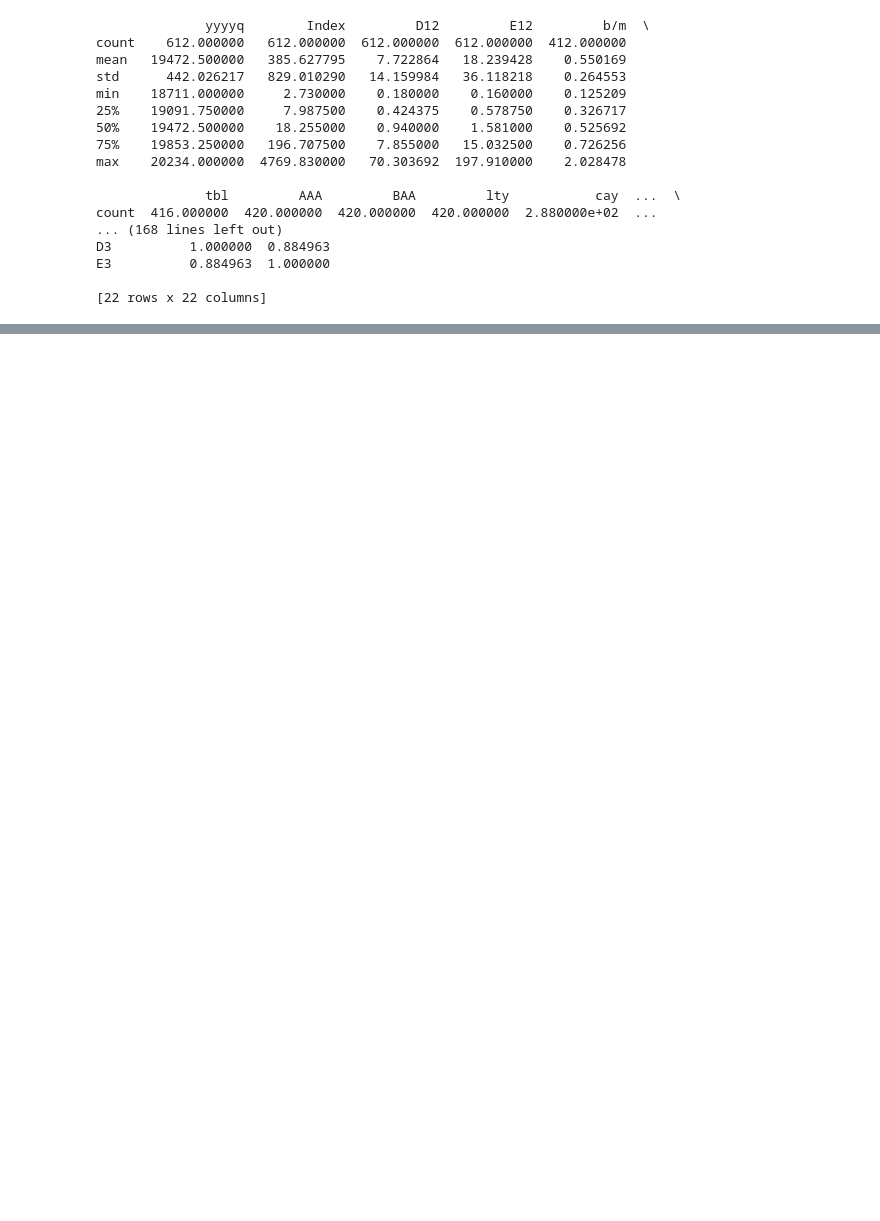
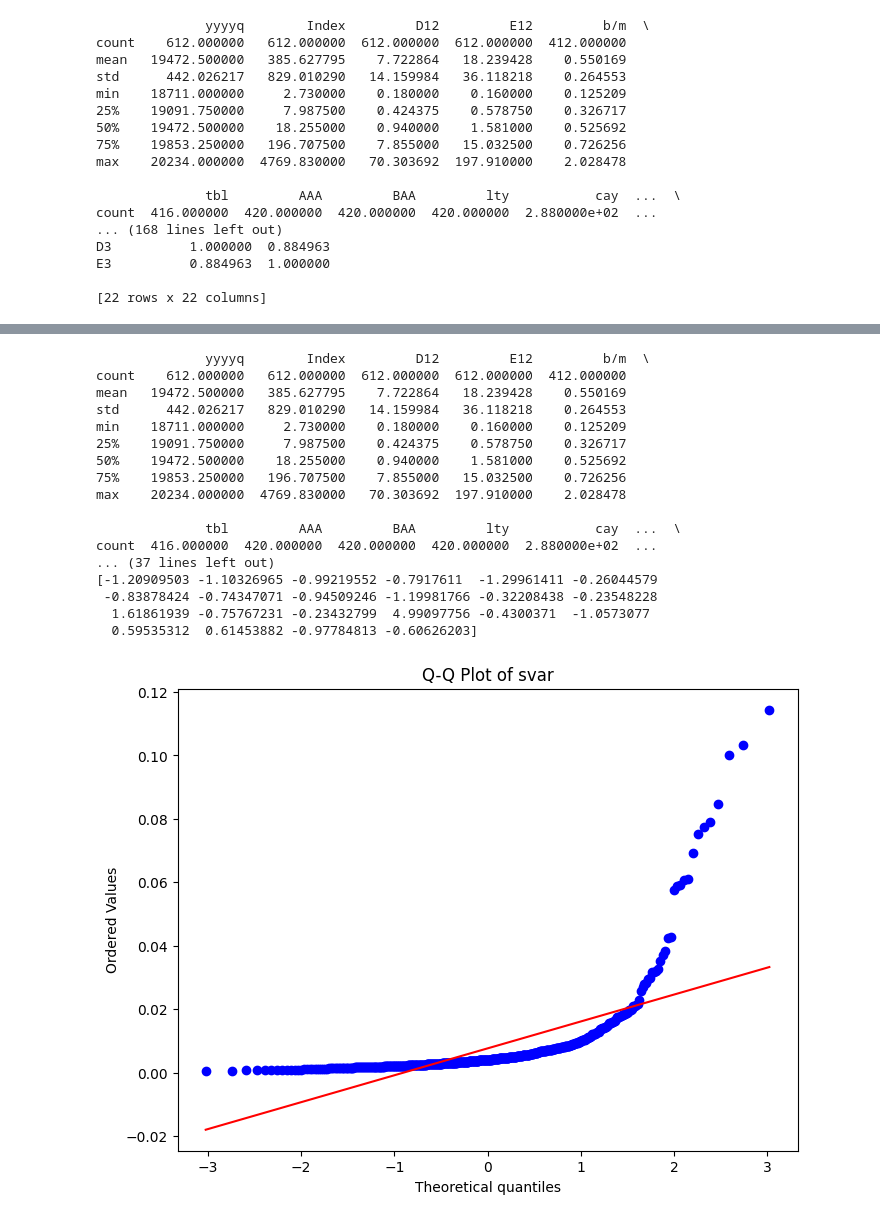
Before and after one commit to BanuB/Predict-Returns, a Jupyter notebook: Casestudypredictreturns.ipynb, the cells around one changed output, grey strips where cells are left out. Saved outputs shown, nothing was run; the diff lists cells and outputs as text; code cells hidden in the pictures; blank space fills up the shorter version.

```diff
--- a/Casestudypredictreturns.ipynb
+++ b/Casestudypredictreturns.ipynb
@@ -218,0 +219,52 @@ plt.show()
+# %%
+# prompt: can you give me code to view summary statistics such as skewness, kurtosis on the variables in the "Quarterly" dataset above? Also code for q-q plot and histogram for the svar variable
+
+import pandas as pd
+import numpy as np
+import matplotlib.pyplot as plt
+import seaborn as sns
+from scipy import stats
+from scipy.stats import skew, kurtosis
+
+# ... (Your existing code for loading the data)
+
+# Summary statistics, skewness, and kurtosis for Quarterly data
+print(Quarterly.describe())
+print("\nSkewness:")
+print(skew(Quarterly.dropna())) # Handle potential NaN values
+print("\nKurtosis:")
+print(kurtosis(Quarterly.dropna())) # Handle potential NaN values
+
+
+# Q-Q plot for 'SVAR'
+plt.figure(figsize=(8, 6))
+stats.probplot(Quarterly['svar'].dropna(), dist="norm", plot=plt)
+plt.title("Q-Q Plot of svar")
+plt.show()
+
+# Histogram for 'SVAR'
+plt.figure(figsize=(8, 6))
+plt.hist(Quarterly['svar'].dropna(), bins=30)  # Adjust the number of bins as needed
+plt.title("Histogram of svar")
+plt.xlabel("svar")
+plt.ylabel("Frequency")
+plt.show()
+# %% [output]
+              yyyyq        Index         D12         E12         b/m  \
+count    612.000000   612.000000  612.000000  612.000000  412.000000
+mean   19472.500000   385.627795    7.722864   18.239428    0.550169
+std      442.026217   829.010290   14.159984   36.118218    0.264553
+min    18711.000000     2.730000    0.180000    0.160000    0.125209
+25%    19091.750000     7.987500    0.424375    0.578750    0.326717
+50%    19472.500000    18.255000    0.940000    1.581000    0.525692
+75%    19853.250000   196.707500    7.855000   15.032500    0.726256
+max    20234.000000  4769.830000   70.303692  197.910000    2.028478
+
+              tbl         AAA         BAA         lty           cay  ...  \
+count  416.000000  420.000000  420.000000  420.000000  2.880000e+02  ...
+... (37 lines left out)
+[-1.20909503 -1.10326965 -0.99219552 -0.7917611  -1.29961411 -0.26044579
+ -0.83878424 -0.74347071 -0.94509246 -1.19981766 -0.32208438 -0.23548228
+  1.61861939 -0.75767231 -0.23432799  4.99097756 -0.4300371  -1.0573077
+  0.59535312  0.61453882 -0.97784813 -0.60626203]
+[figure, added]
```
Also changed, not shown: parts of 6 cells of this notebook.
